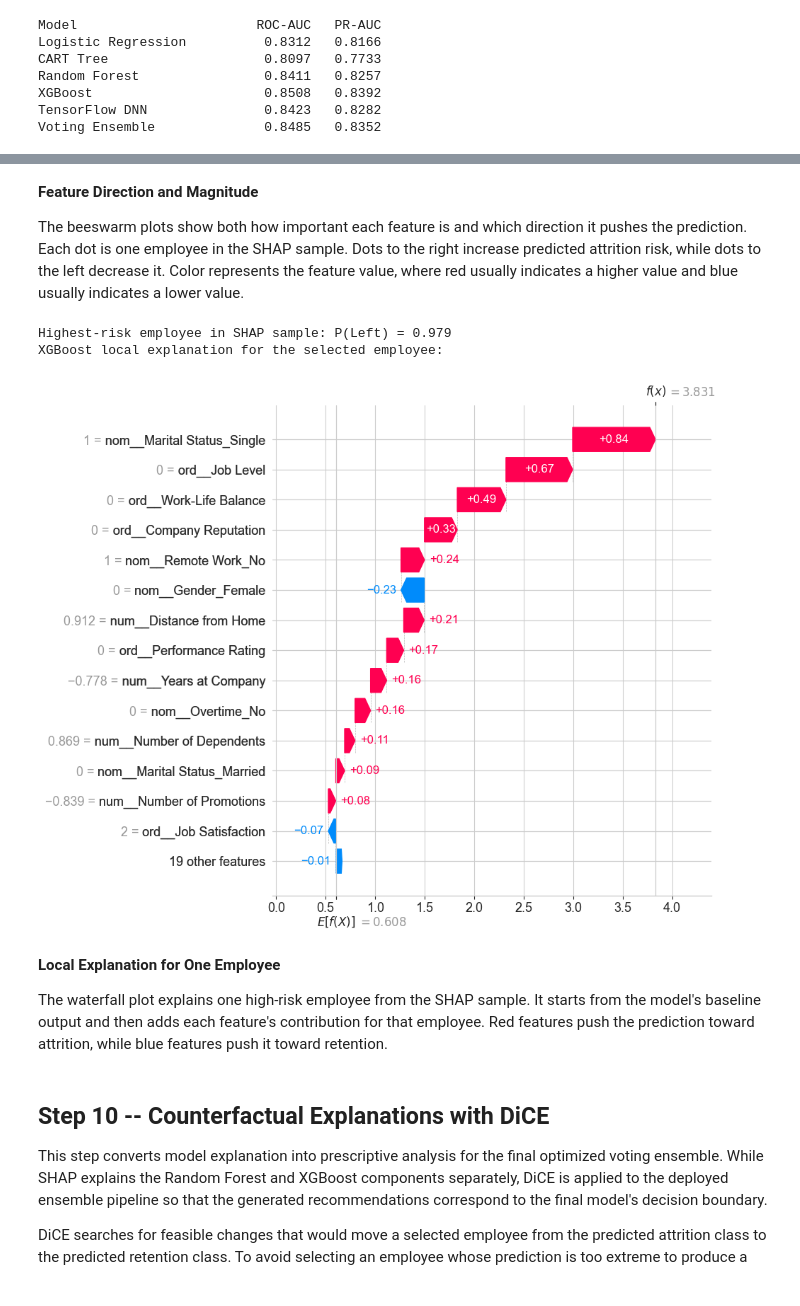
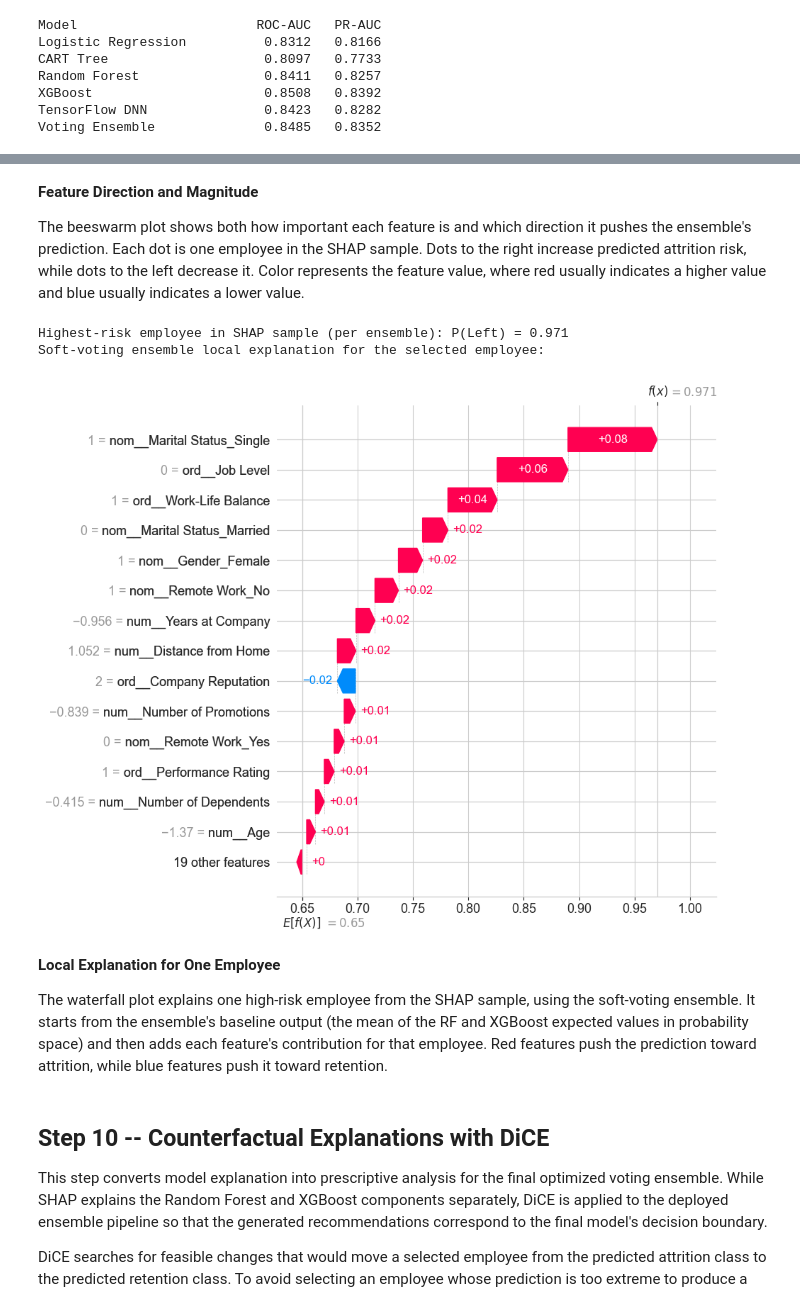
Before and after one commit to dlsynkjsf/cselec2c-project, a Jupyter notebook: 3CSD_Group 6_Implementation.ipynb, the cells around one changed output, grey strips where cells are left out. Cells and saved outputs as stored; diff of their text form; code cells hidden in the pictures.

Commit message:
added results explanation

```diff
--- a/3CSD_Group 6_Implementation.ipynb
+++ b/3CSD_Group 6_Implementation.ipynb
@@ -736,5 +746,9 @@ The Random Forest explanation is used as a stability-oriented comparison because
 # %%
-# Compute SHAP values on a reproducible sample of the test set.
+# Background (for XGBoost interventional SHAP) and the sample to explain.
+bg_size = min(100, len(X_tr_prcsd))
+bg_idx = np.random.RandomState(SEED).choice(len(X_tr_prcsd), size=bg_size, replace=False)
+X_background = X_tr_prcsd[bg_idx]
+
 shap_sample_size = min(500, len(X_test_prcsd))
 sample_idx = np.random.RandomState(SEED).choice(len(X_test_prcsd), size=shap_sample_size, replace=False)
 X_sample = X_test_prcsd[sample_idx]
@@ -749,13 +763,32 @@ def positive_class_shap_values(raw_values):
         return raw_values[:, :, 1]
     return raw_values
 
+def positive_class_base_value(raw_value):
+    if isinstance(raw_value, (list, np.ndarray)):
+        arr = np.asarray(raw_value).ravel()
+        return float(arr[-1])
+    return float(raw_value)
+
+# Random Forest SHAP -- TreeExplainer returns probability-space values by default
 rf_explainer = shap.TreeExplainer(best_rf)
 rf_shap_values = positive_class_shap_values(rf_explainer.shap_values(X_sample))
+rf_base = positive_class_base_value(rf_explainer.expected_value)
 
-xgb_explainer = shap.TreeExplainer(best_xgb)
+# XGBoost SHAP -- force probability space so it can be averaged with RF
+xgb_explainer = shap.TreeExplainer(
+    best_xgb,
+    data=X_background,
+    feature_perturbation='interventional',
+    model_output='probability',
+)
 xgb_shap_values = positive_class_shap_values(xgb_explainer.shap_values(X_sample))
+xgb_base = positive_class_base_value(xgb_explainer.expected_value)
+
+# Ensemble (soft-vote) SHAP via linearity: mean of base-model SHAP values.
+ensemble_shap_values = (rf_shap_values + xgb_shap_values) / 2.0
+ensemble_base = (rf_base + xgb_base) / 2.0
 
 print(f"SHAP values computed for {X_sample.shape[0]} test rows and {X_sample.shape[1]} processed features.")
-print("Models explained: Random Forest and XGBoost.")
+print("Model explained: optimized soft-voting ensemble (RF + XGBoost), via averaged probability-space SHAP.")
 # %% [output]
 SHAP values computed for 500 test rows and 33 processed features.
@@ -817,34 +827,30 @@ XGBoost beeswarm plot showing feature direction and magnitude:
 # %% [markdown]
 **Feature Direction and Magnitude**
 
-The beeswarm plots show both how important each feature is and which direction it pushes the prediction. Each dot is one employee in the SHAP sample. Dots to the right increase predicted attrition risk, while dots to the left decrease it. Color represents the feature value, where red usually indicates a higher value and blue usually indicates a lower value.
+The beeswarm plot shows both how important each feature is and which direction it pushes the ensemble's prediction. Each dot is one employee in the SHAP sample. Dots to the right increase predicted attrition risk, while dots to the left decrease it. Color represents the feature value, where red usually indicates a higher value and blue usually indicates a lower value.
 # %%
-# LOCAL: XGBoost waterfall plot for the highest-risk employee in the SHAP sample.
-sample_probs = best_xgb.predict_proba(X_sample)[:, 1]
+# LOCAL: Soft-voting ensemble waterfall plot for the highest-risk employee in the SHAP sample.
+sample_probs = tuned_ensemble.predict_proba(X_sample)[:, 1]
 top_idx = int(np.argmax(sample_probs))
 
-print(f"Highest-risk employee in SHAP sample: P(Left) = {sample_probs[top_idx]:.3f}")
-print("XGBoost local explanation for the selected employee:")
-
-xgb_expected_value = xgb_explainer.expected_value
-if isinstance(xgb_expected_value, (list, np.ndarray)):
-    xgb_expected_value = np.asarray(xgb_expected_value).ravel()[-1]
+print(f"Highest-risk employee in SHAP sample (per ensemble): P(Left) = {sample_probs[top_idx]:.3f}")
+print("Soft-voting ensemble local explanation for the selected employee:")
 
 shap_exp = shap.Explanation(
-    values=xgb_shap_values[top_idx],
-    base_values=xgb_expected_value,
+    values=ensemble_shap_values[top_idx],
+    base_values=ensemble_base,
     data=X_sample[top_idx],
     feature_names=feature_names,
 )
 shap.waterfall_plot(shap_exp, max_display=15, show=True)
 # %% [output]
-Highest-risk employee in SHAP sample: P(Left) = 0.979
-XGBoost local explanation for the selected employee:
+Highest-risk employee in SHAP sample (per ensemble): P(Left) = 0.971
+Soft-voting ensemble local explanation for the selected employee:
-[figure, old version]
+[figure, new version]
 # %% [markdown]
 **Local Explanation for One Employee**
 
-The waterfall plot explains one high-risk employee from the SHAP sample. It starts from the model's baseline output and then adds each feature's contribution for that employee. Red features push the prediction toward attrition, while blue features push it toward retention.
+The waterfall plot explains one high-risk employee from the SHAP sample, using the soft-voting ensemble. It starts from the ensemble's baseline output (the mean of the RF and XGBoost expected values in probability space) and then adds each feature's contribution for that employee. Red features push the prediction toward attrition, while blue features push it toward retention.
 # %% [markdown]
 ## Step 10 -- Counterfactual Explanations with DiCE
 
```
Also changed, not shown: parts of 11 cells of this notebook, 1 other file.
